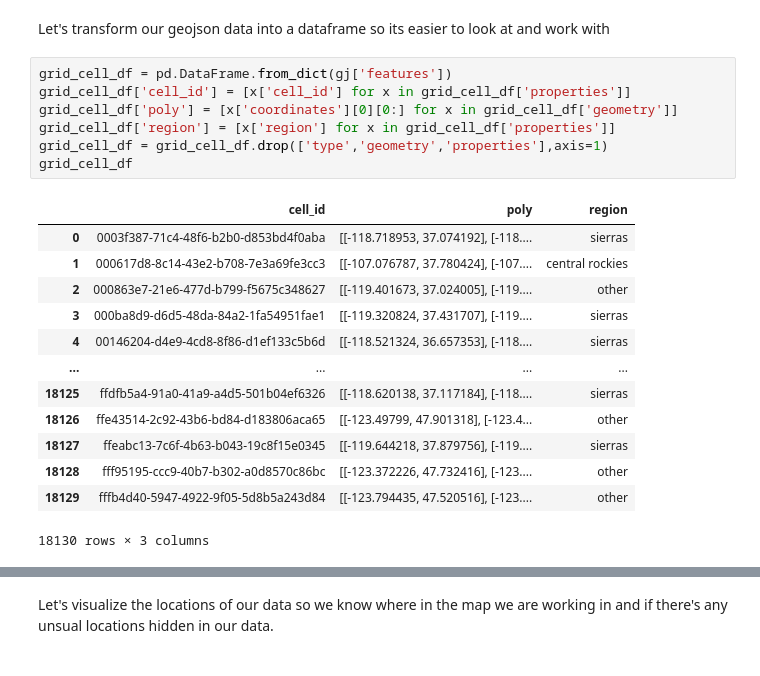
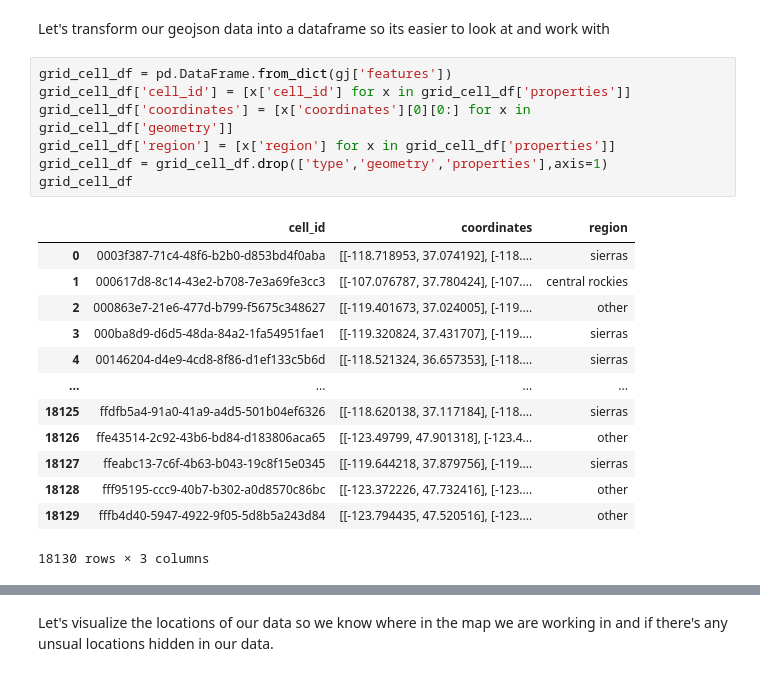
Before and after one commit to hanis-z/Snow-water-equivalent, a Jupyter notebook: development/Preprocessing-dev.ipynb, the cells around one changed output, grey strips where cells are left out. Cells and saved outputs as stored; diff of their text form.

```diff
--- a/development/Preprocessing-dev.ipynb
+++ b/development/Preprocessing-dev.ipynb
@@ -61,12 +83,12 @@ Let's transform our geojson data into a dataframe so its easier to look at and w
 # %%
 grid_cell_df = pd.DataFrame.from_dict(gj['features'])
 grid_cell_df['cell_id'] = [x['cell_id'] for x in grid_cell_df['properties']]
-grid_cell_df['poly'] = [x['coordinates'][0][0:] for x in grid_cell_df['geometry']]
+grid_cell_df['coordinates'] = [x['coordinates'][0][0:] for x in grid_cell_df['geometry']]
 grid_cell_df['region'] = [x['region'] for x in grid_cell_df['properties']]
 grid_cell_df = grid_cell_df.drop(['type','geometry','properties'],axis=1)
 grid_cell_df
 # %% [output]
-|  | cell_id | poly | region |
+|  | cell_id | coordinates | region |
 | 0 | 0003f387-71c4-48f6-b2b0-d853bd4f0aba | [[-118.718953, 37.074192], [-118.... | sierras |
 | 1 | 000617d8-8c14-43e2-b708-7e3a69fe3cc3 | [[-107.076787, 37.780424], [-107.... | central rockies |
 | 2 | 000863e7-21e6-477d-b799-f5675c348627 | [[-119.401673, 37.024005], [-119.... | other |
```
Also changed, not shown: parts of 90 cells of this notebook, 1 other file.
